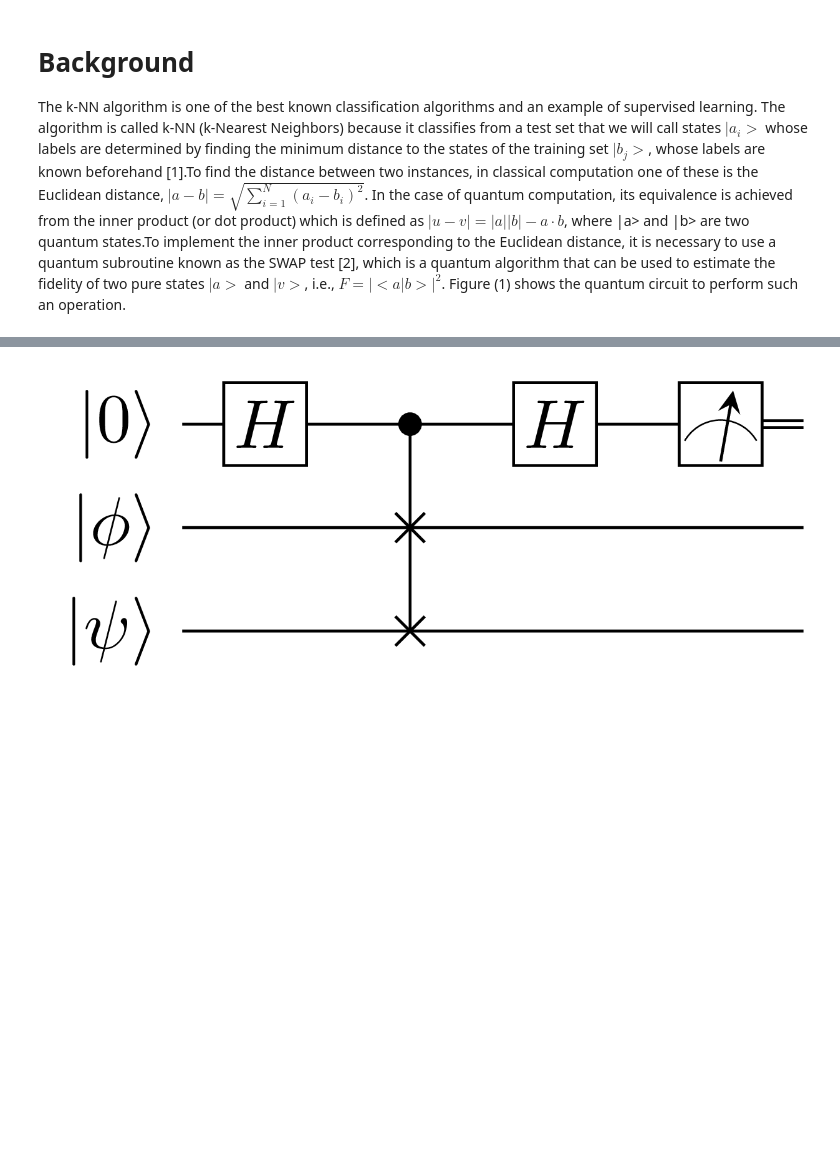
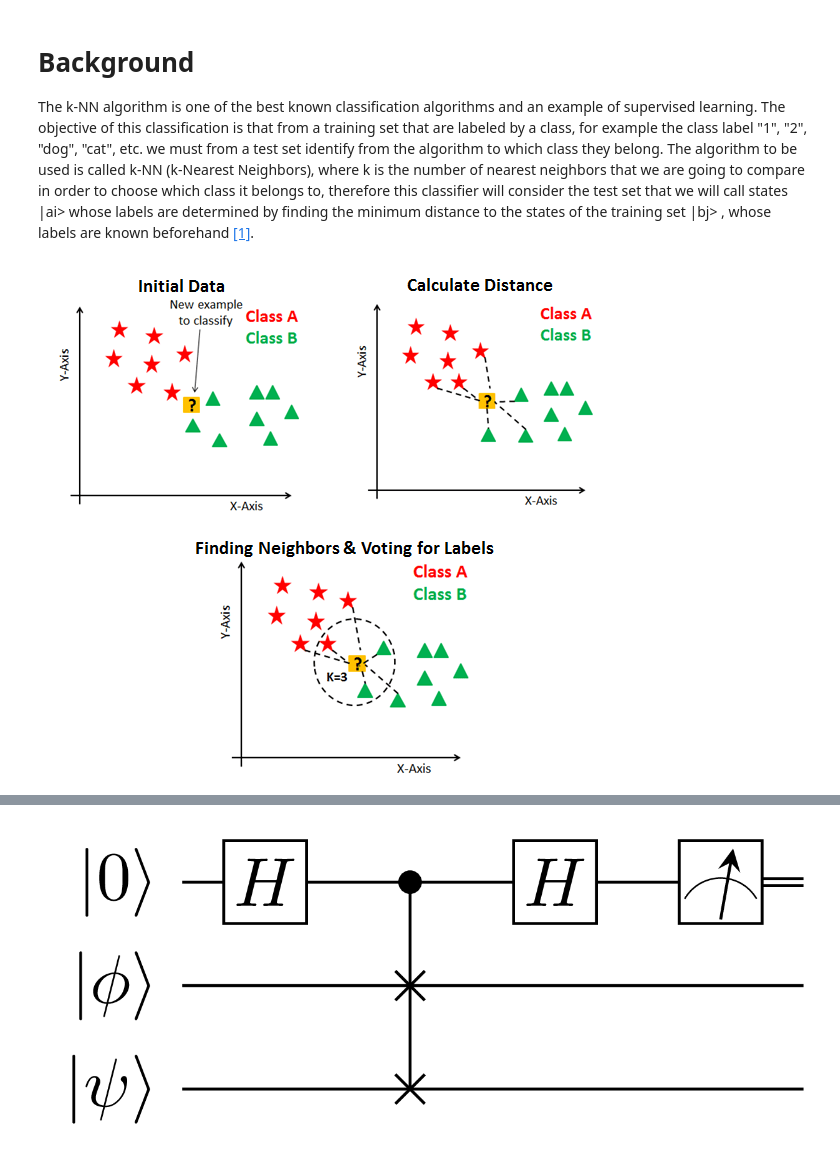
Before and after one commit to qosf/monthly-challenges, a Jupyter notebook: challenge-07/maldoalberto/qosf_monthly_challenge_07.ipynb, the cells around one changed output, grey strips where cells are left out. Drawn from its saved outputs; the diff is of its cells as text; code cells hidden in the pictures; blank space fills up the shorter version.

```diff
--- a/challenge-07/maldoalberto/qosf_monthly_challenge_07.ipynb
+++ b/challenge-07/maldoalberto/qosf_monthly_challenge_07.ipynb
@@ -1,3 +1,8 @@
 # %% [markdown]
 # Background
-The k-NN algorithm is one of the best known classification algorithms and an example of supervised learning. The algorithm is called k-NN (k-Nearest Neighbors) because it classifies from a test set that we will call states $|a_i>$ whose labels are determined by finding the minimum distance to the states of the training set $|b_j>$, whose labels are known beforehand [1].To find the distance between two instances, in classical computation one of these is the Euclidean distance, $\lvert a-b \rvert = \sqrt{\sum_{i=1}^N (a_i-b_i)^2}$. In the case of quantum computation, its equivalence is achieved from the inner product (or dot product) which is defined as $\lvert u-v \rvert = \lvert a \rvert  \lvert b \rvert -a \cdot b$, where |a> and |b> are two quantum states.To implement the inner product corresponding to the Euclidean distance, it is necessary to use a quantum subroutine known as the SWAP test [2], which is a quantum algorithm that can be used to estimate the fidelity of two pure states $|a>$ and $|v>$, i.e., $F=\lvert <a|b>\rvert ^2$. Figure (1) shows the quantum circuit to perform such an operation.
+The k-NN algorithm is one of the best known classification algorithms and an example of supervised learning. The objective of this classification is that from a training set that are labeled by a class, for example the class label "1", "2", "dog", "cat", etc. we must from a test set identify from the algorithm to which class they belong.  The algorithm to be used is called k-NN (k-Nearest Neighbors), where k is the number of nearest neighbors that we are going to compare in order to choose which class it belongs to, therefore this classifier will consider the test set that we will call states |ai> whose labels are determined by finding the minimum distance to the states of the training set |bj> , whose labels are known beforehand [[1]](https://arxiv.org/pdf/2003.09187.pdf).
+# %%
+from IPython.display import Image
+Image('/content/knn.png')
+# %% [output]
+[figure, added]
```
Also changed, not shown: parts of 3 cells of this notebook.
